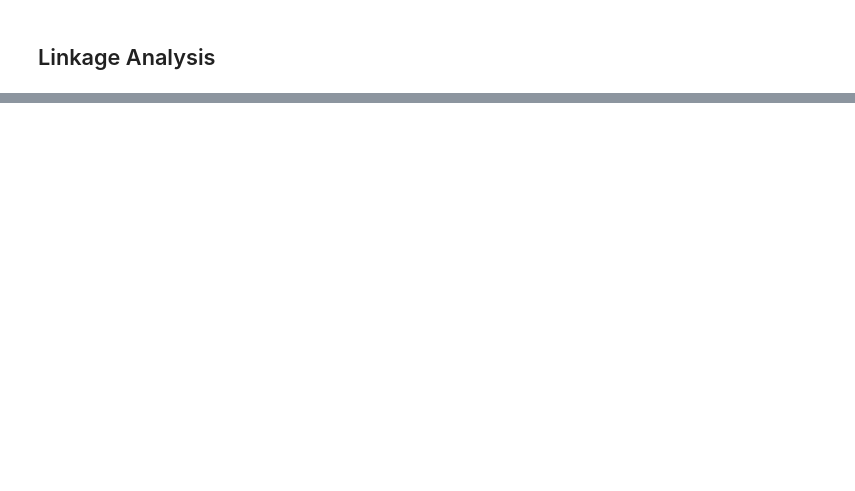
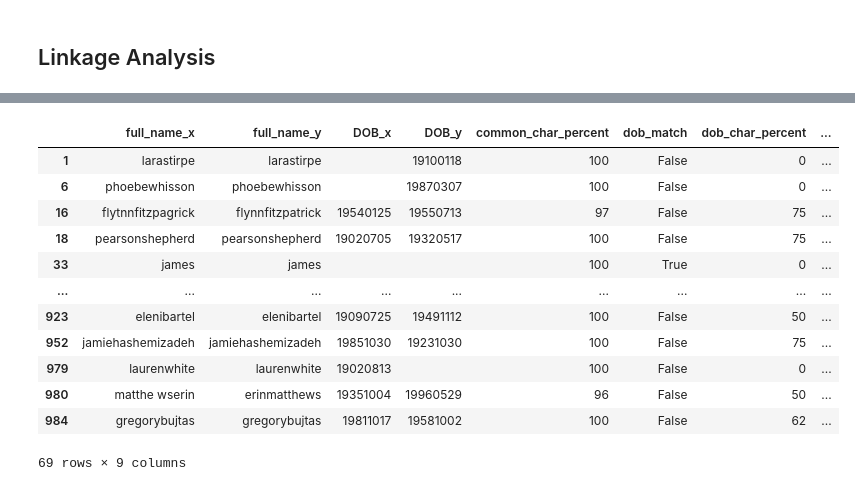
Before and after one commit to vhollingshead/da_skills_assessment, a Jupyter notebook: CPL_DA_Skills_Assessment.ipynb, the cells around one changed output, grey strips where cells are left out. Drawn from its saved outputs; the diff is of its cells as text; code cells hidden in the pictures; blank space fills up the shorter version.

```diff
--- a/CPL_DA_Skills_Assessment.ipynb
+++ b/CPL_DA_Skills_Assessment.ipynb
@@ -140,0 +409,16 @@ Sum of null values:
+# %%
+a_SSN = set(link_testa_df['SSN'])
+b_SSN = set(link_testb_clean['SSN'])
+# %%
+common = a_SSN & b_SSN     # values in common
+only_in_a = a_SSN - b_SSN   # values only in a_SSN
+only_in_b = b_SSN - a_SSN   # values only in b_SSN
+all_unique = a_SSN | b_SSN  # total unique values
+
+# Summary
+print(f"Total in a_SSN: {len(a_SSN)}")
+print(f"Total in b_SSN: {len(b_SSN)}")
+print(f"In common: {len(common)}")
+print(f"Only in a_SSN: {len(only_in_a)}")
+print(f"Only in b_SSN: {len(only_in_b)}")
+print(f"Total unique values: {len(all_unique)}")
@@ -140,0 +509,11 @@ Sum of null values:
+# %%
+# common_char_percentage vs dob_char_percentage
+
+high_high = (linkage_SSN['common_char_percent'] > 80) & (linkage_SSN['dob_char_percent'] > 80)
+high_low = (linkage_SSN['common_char_percent'] > 80) & (linkage_SSN['dob_char_percent'] < 80)
+low_high = (linkage_SSN['common_char_percent'] < 80) & (linkage_SSN['dob_char_percent'] > 80)
+low_low = (linkage_SSN['common_char_percent'] < 80) & (linkage_SSN['dob_char_percent'] < 80)
+
+eval_list = [high_high, high_low, low_high, low_low]
+
+linkage_SSN[high_high].head() # check my work
@@ -140,0 +601,22 @@ Sum of null values:
+# %%
+#- High common_char_percentage (>80%), Low dob_char_percent (<80%)
+
+SSN_high_low = linkage_SSN[high_low].copy()
+SSN_high_low[['full_name_x', 'full_name_y', 'DOB_x', 'DOB_y', 'common_char_percent', 'dob_match', 'dob_char_percent', 'postcode_x', 'postcode_y']]
+
+# Perhaps adding one more match for postcode and suburb will help parse out matches for this group. Due to the Sr/Jr naming convention within families, you could have records with the same name but different DOBs.
+# As a next step, I may parse the DOB by year, month, and day to separate typo errors from users who may be generations apart.
+# %% [output]
+|  | full_name_x | full_name_y | DOB_x | DOB_y | common_char_percent | dob_match | dob_char_percent | ... |
+| 1 | larastirpe | larastirpe |  | 19100118 | 100 | False | 0 | ... |
+| 6 | phoebewhisson | phoebewhisson |  | 19870307 | 100 | False | 0 | ... |
+| 16 | flytnnfitzpagrick | flynnfitzpatrick | 19540125 | 19550713 | 97 | False | 75 | ... |
+| 18 | pearsonshepherd | pearsonshepherd | 19020705 | 19320517 | 100 | False | 75 | ... |
+| 33 | james | james |  |  | 100 | True | 0 | ... |
+| ... | ... | ... | ... | ... | ... | ... | ... | ... |
+| 923 | elenibartel | elenibartel | 19090725 | 19491112 | 100 | False | 50 | ... |
+| 952 | jamiehashemizadeh | jamiehashemizadeh | 19851030 | 19231030 | 100 | False | 75 | ... |
+| 979 | laurenwhite | laurenwhite | 19020813 |  | 100 | False | 0 | ... |
+| 980 | matthe wserin | erinmatthews | 19351004 | 19960529 | 96 | False | 50 | ... |
+| 984 | gregorybujtas | gregorybujtas | 19811017 | 19581002 | 100 | False | 62 | ... |
+69 rows × 9 columns
```
Also changed, not shown: parts of 37 cells of this notebook, 5 other files.
